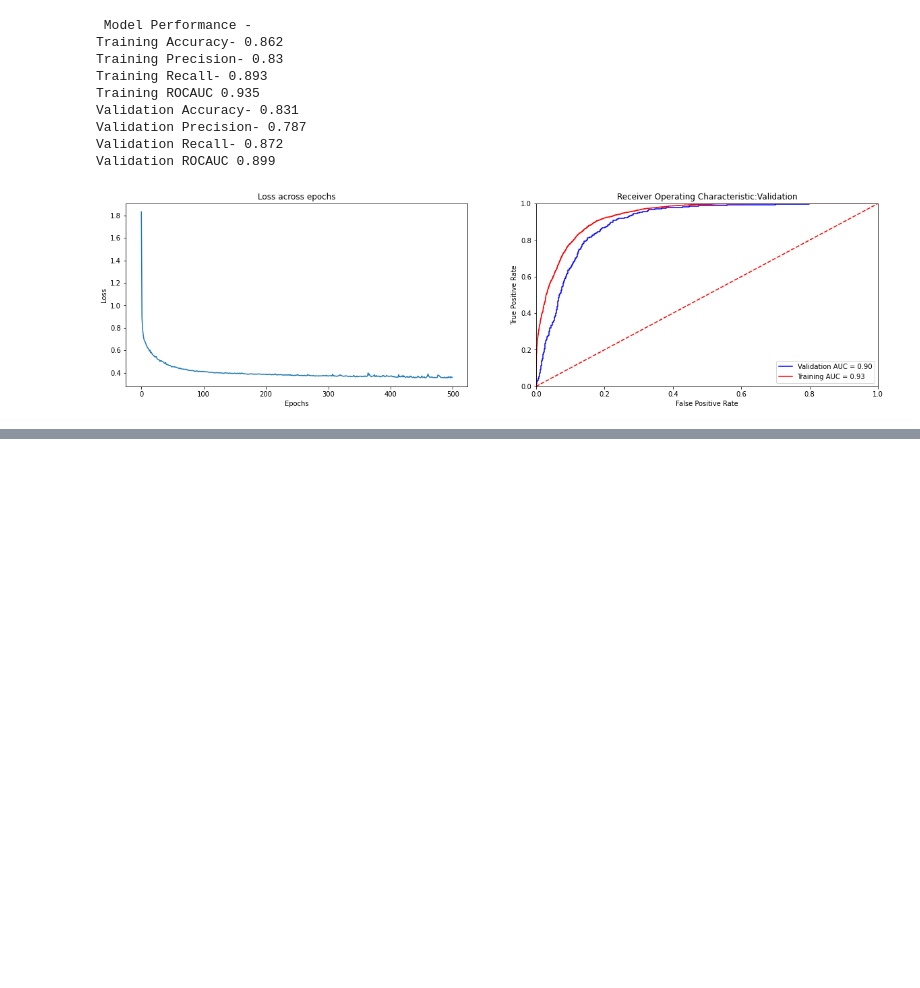
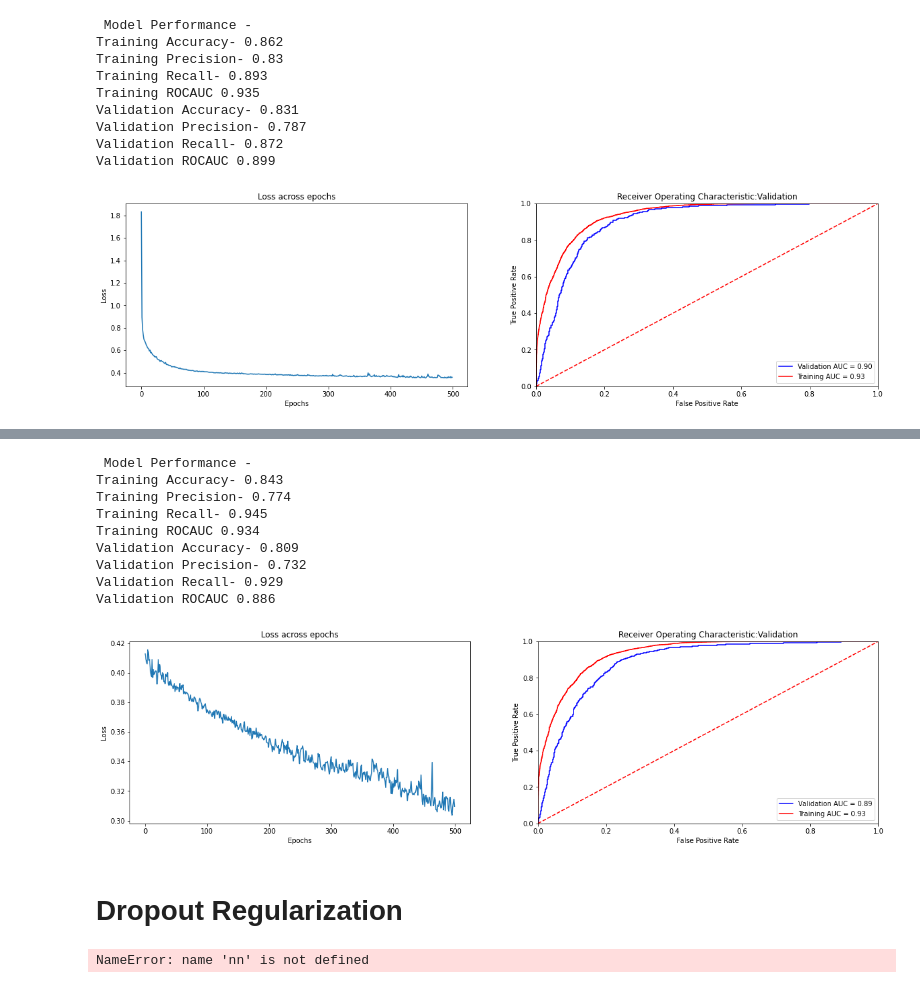
Before and after one commit to Ashraf-Khabar/bank-marketing-data-analysis, a Jupyter notebook: model/model.ipynb, the cells around one changed output, grey strips where cells are left out. Drawn from its saved outputs; the diff is of its cells as text; code cells hidden in the pictures; blank space fills up the shorter version.

```diff
--- a/model/model.ipynb
+++ b/model/model.ipynb
@@ -253,0 +256,10 @@ Validation ROCAUC 0.899
+# %%
+num_epochs = 500
+batch_size= 128
+weight_decay=0.001 #Enables L2 Regularization
+lambda_L1 = 0.00 #Set to 0; no L1 reg
+# %%
+model = NeuralNetwork()
+loss_function = nn.BCELoss() #Binary Crosss Entropy Loss
+# %%
+adam_optimizer = tch.optim.Adam(model.parameters(),lr= 0.001, weight_decay=weight_decay)
@@ -253,0 +268,2 @@ Validation ROCAUC 0.899
+# %%
+adam_loss = train_network(model,adam_optimizer,loss_function, num_epochs,batch_size,X_train,Y_train,lambda_L1=lambda_L1)
@@ -253,0 +272,15 @@ Validation ROCAUC 0.899
+# %%
+evaluate_model(model,x_test,y_test,X_train,Y_train,adam_loss)
+# %% [output]
+ Model Performance -
+Training Accuracy- 0.843
+Training Precision- 0.774
+Training Recall- 0.945
+Training ROCAUC 0.934
+Validation Accuracy- 0.809
+Validation Precision- 0.732
+Validation Recall- 0.929
+Validation ROCAUC 0.886
+[figure, added]
+# %% [markdown]
+# Dropout Regularization
@@ -253,0 +294,5 @@ Validation ROCAUC 0.899
+# %%
+model = NeuralNetworkWithDOL()
+loss_function = nn.BCELoss() #Binary Crosss Entropy Loss
+# %% [output]
+NameError: name 'nn' is not defined
```
Also changed, not shown: parts of 5 cells of this notebook, 3 other files.
